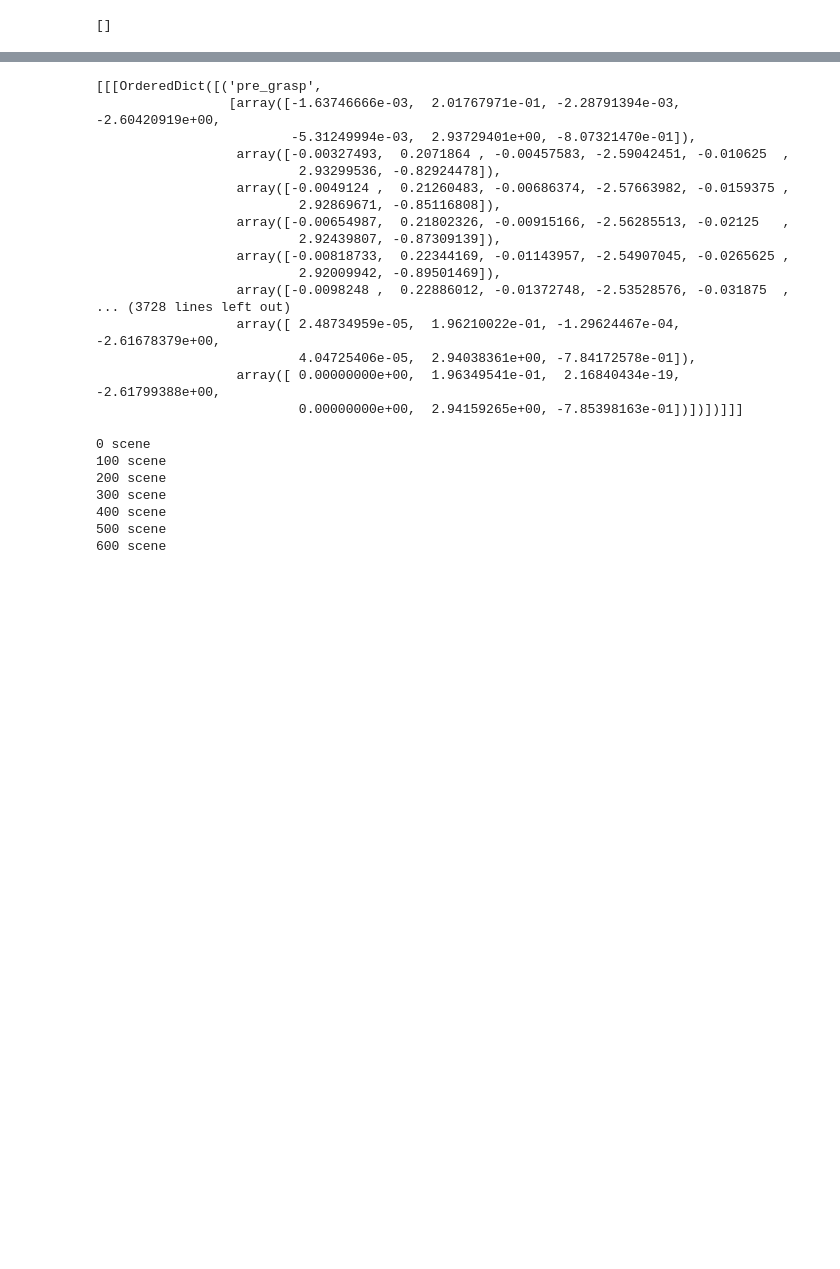
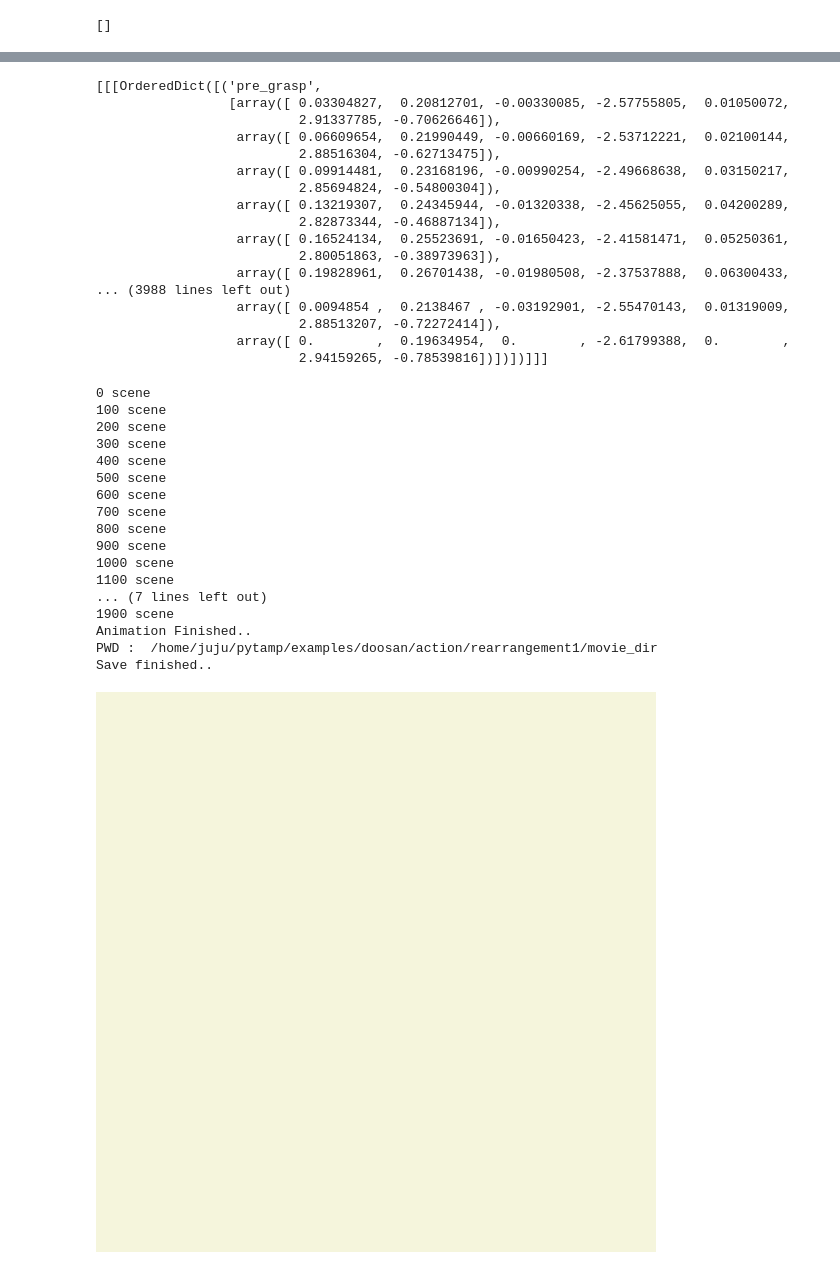
Before and after one commit to juju0111/pytamp, a Jupyter notebook: examples/doosan/action/rearrangement1/benchmark1_with_rearr/bench1_with_rearr.ipynb, the cells around one changed output, grey strips where cells are left out. Drawn from its saved outputs; the diff is of its cells as text; code cells hidden in the pictures; blank space fills up the shorter version.

Commit message:
bench2 revise

```diff
--- a/examples/doosan/action/rearrangement1/benchmark1_with_rearr/bench1_with_rearr.ipynb
+++ b/examples/doosan/action/rearrangement1/benchmark1_with_rearr/bench1_with_rearr.ipynb
@@ -10,7 +10,7 @@ from pytamp.search.mcts_for_rearragement import MCTS_rearrangement
 
 def get_parser():
     parser = argparse.ArgumentParser(description="Test Rearragement 1.")
-    parser.add_argument("--budgets", metavar="T", type=int, default=100, help="Horizon")
+    parser.add_argument("--budgets", metavar="T", type=int, default=50, help="Horizon")
     parser.add_argument("--max_depth", metavar="H", type=int, default=14, help="Max depth")
 #     parser.add_argument("--seed", metavar="i", type=int, default=9, help="A random seed")
     parser.add_argument("--seed", metavar="i", type=int, default=38, help="A random seed")
@@ -19,7 +19,7 @@ def get_parser():
         "--algo",
         metavar="alg",
         type=str,
-        default="uct",
+        default="bai_perturb",
         choices=["bai_perturb", "bai_ucb", "uct", "random", "greedy"],
         help="Choose one (bai_perturb, bai_ucb, uct)",
     )
@@ -295,5 +328,5 @@ if mcts.history_level_1_dict:
     print()
     print(f"Result {j} : ", max_value_nodes)
     print("state num :", len(max_value_nodes))
-    mcts.render_rearr("_", max_value_nodes)
+#     mcts.render_rearr("_", max_value_nodes)
 # %% [output]
@@ -309,15 +342,3 @@ mcts.time_used_in_level_1,mcts.time_used_in_level_1_5, mcts.time_used_in_level_2
 mcts.tree.nodes
 # %% [output]
 NodeView((0, 1, 2, 3, 4, 5, 6, 7, 8, 9, 10, 11, 12, 13, 14, 15, 16, 17, 18, 19, 20, 21, 22, 23, 24, 25, 26, 27, 28, 29, 30, 31, 32, 33, 34, 35, 36, 37, 38, 39, 40, 41, 42, 43, 44, 45, 46, 47, 48, 49,  ...
-# %%
-max_level_1_value = mcts.get_max_value_level_1()
-print(max_level_1_value, mcts.history_level_1_dict)
-
-########## level 1 ##########
-if mcts.history_level_1_dict:
-    j, max_value_nodes = mcts.get_max_value_nodes_level_1()
-
-    print()
-    print(f"Result {j} : ", max_value_nodes)
-    print("state num :", len(max_value_nodes))
-    mcts.render_rearr("_", max_value_nodes)
@@ -533,46 +447,57 @@ else:
 final_pnp_all_joint_paths
 # %% [output]
 [[[OrderedDict([('pre_grasp',
-                 [array([-1.63746666e-03,  2.01767971e-01, -2.28791394e-03, -2.60420919e+00,
-                         -5.31249994e-03,  2.93729401e+00, -8.07321470e-01]),
-                  array([-0.00327493,  0.2071864 , -0.00457583, -2.59042451, -0.010625  ,
-                          2.93299536, -0.82924478]),
-                  array([-0.0049124 ,  0.21260483, -0.00686374, -2.57663982, -0.0159375 ,
-                          2.92869671, -0.85116808]),
-                  array([-0.00654987,  0.21802326, -0.00915166, -2.56285513, -0.02125   ,
-                          2.92439807, -0.87309139]),
-                  array([-0.00818733,  0.22344169, -0.01143957, -2.54907045, -0.0265625 ,
-                          2.92009942, -0.89501469]),
-                  array([-0.0098248 ,  0.22886012, -0.01372748, -2.53528576, -0.031875  ,
-... (3728 lines left out)
-                  array([ 2.48734959e-05,  1.96210022e-01, -1.29624467e-04, -2.61678379e+00,
-                          4.04725406e-05,  2.94038361e+00, -7.84172578e-01]),
-                  array([ 0.00000000e+00,  1.96349541e-01,  2.16840434e-19, -2.61799388e+00,
-                          0.00000000e+00,  2.94159265e+00, -7.85398163e-01])])])]]]
+                 [array([ 0.03304827,  0.20812701, -0.00330085, -2.57755805,  0.01050072,
+                          2.91337785, -0.70626646]),
+                  array([ 0.06609654,  0.21990449, -0.00660169, -2.53712221,  0.02100144,
+                          2.88516304, -0.62713475]),
+                  array([ 0.09914481,  0.23168196, -0.00990254, -2.49668638,  0.03150217,
+                          2.85694824, -0.54800304]),
+                  array([ 0.13219307,  0.24345944, -0.01320338, -2.45625055,  0.04200289,
+                          2.82873344, -0.46887134]),
+                  array([ 0.16524134,  0.25523691, -0.01650423, -2.41581471,  0.05250361,
+                          2.80051863, -0.38973963]),
+                  array([ 0.19828961,  0.26701438, -0.01980508, -2.37537888,  0.06300433,
+... (3988 lines left out)
+                  array([ 0.0094854 ,  0.2138467 , -0.03192901, -2.55470143,  0.01319009,
+                          2.88513207, -0.72272414]),
+                  array([ 0.        ,  0.19634954,  0.        , -2.61799388,  0.        ,
+                          2.94159265, -0.78539816])])])]]]
 # %%
 from pykin.utils.kin_utils import apply_robot_to_scene
 
 mcts.rearr_action.scene_mngr.render.render_objects(mcts.tree.nodes[0]['state'].objs)
 # pick.scene_mngr.render.trimesh_scene = apply_robot_to_scene(
 #         trimesh_scene=pick.scene_mngr.render.trimesh_scene,
 #         robot=pick.scene_mngr.scene.robot,
 #         geom="visual"
 #             )
 # pick.scene_mngr.render.set_camera_view()
 
 mcts.rearr_action.simulate_path(
     final_pnp_all_joint_paths[0],
     final_pick_all_objects[0],
     final_place_all_object_poses[0],
     is_save=True,
 #     video_name="pick_rearrangement1_only_current_scene",
-    video_name="benchmark1_grasp_using_contact_graspnet_consider_next_scene_block_5",
+    video_name="benchmark1_grasp_using_contact_graspnet_consider_next_scene_block_6",
 )
 # %% [output]
 0 scene
 100 scene
 200 scene
 300 scene
 400 scene
 500 scene
 600 scene
+700 scene
+800 scene
+900 scene
+1000 scene
+1100 scene
+... (7 lines left out)
+1900 scene
+Animation Finished..
+PWD :  /home/juju/pytamp/examples/doosan/action/rearrangement1/movie_dir
+Save finished..
+[figure, added]
```
Also changed, not shown: parts of 21 cells of this notebook, 3 other files.
